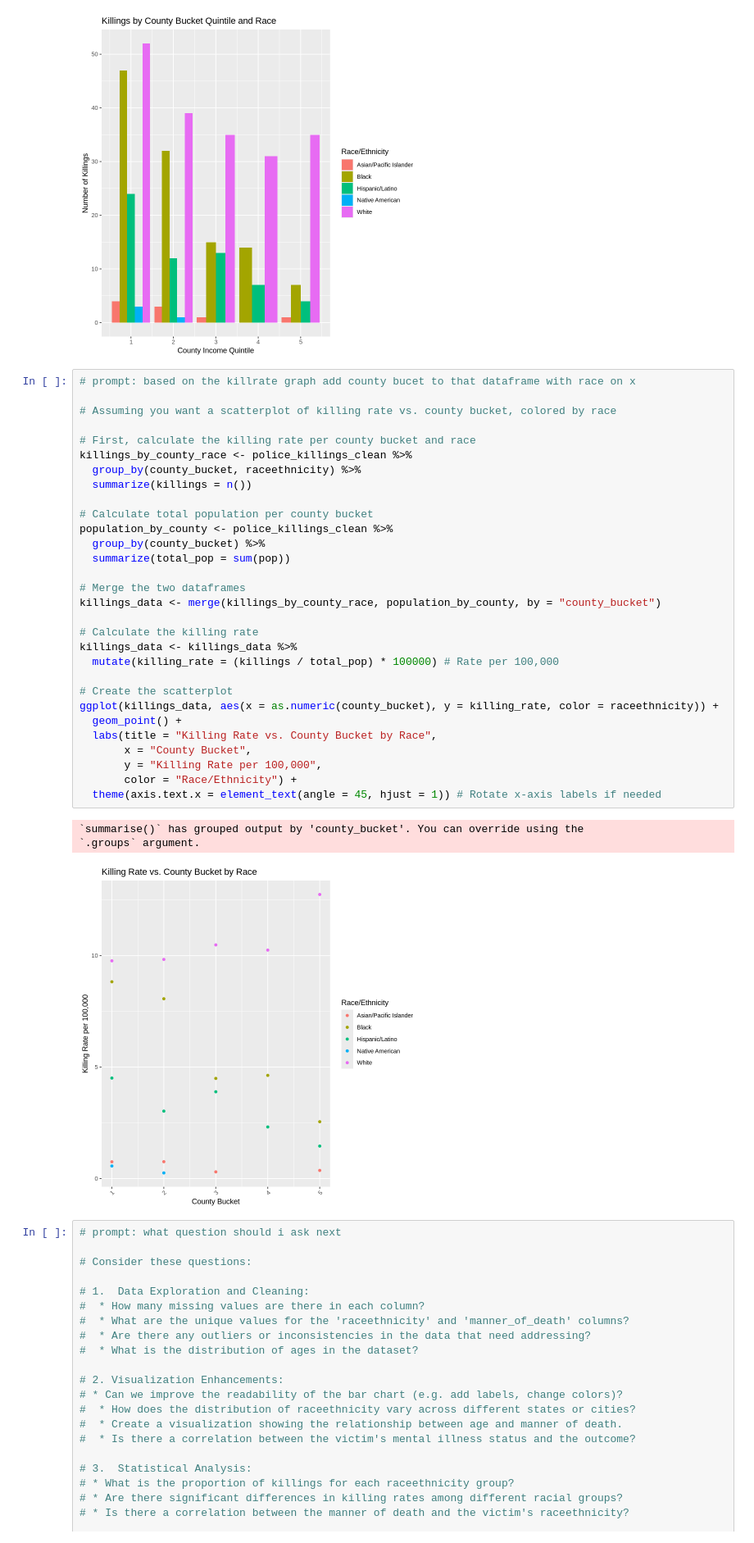
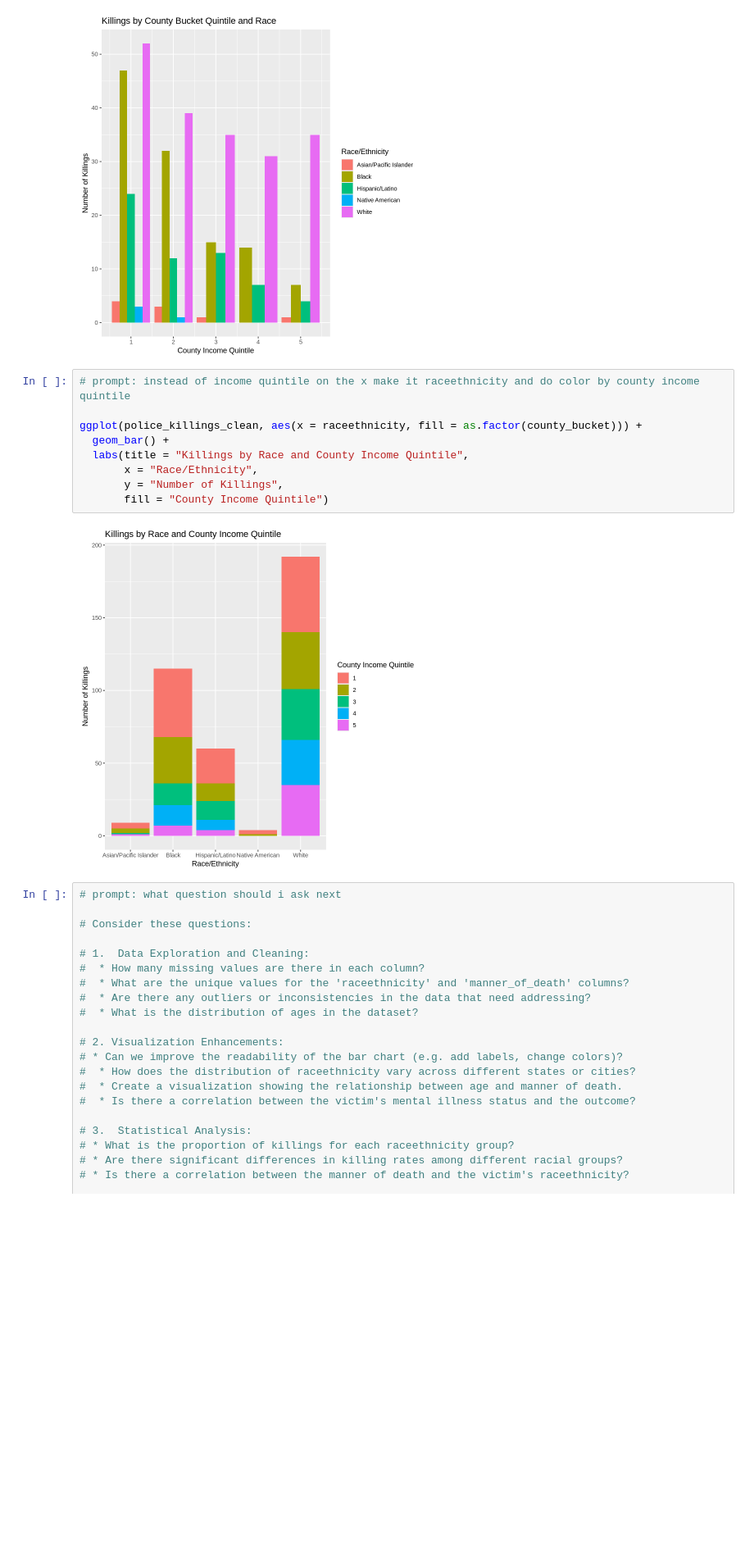
Before and after one commit to bwaves26/statclass, a Jupyter notebook: finalproject.ipynb, the cells around one changed output. Shown at 82% size. Saved outputs shown, nothing was run; the diff lists cells and outputs as text; blank space fills up the shorter version.

```diff
--- a/finalproject.ipynb
+++ b/finalproject.ipynb
@@ -140,40 +140,17 @@ ggplot(police_killings_clean, aes(x = county_bucket, fill = raceethnicity)) +
 [figure]
 [figure]
 [figure]
-# %%
-# prompt: based on the killrate graph add county bucet to that dataframe with race on x
-
-# Assuming you want a scatterplot of killing rate vs. county bucket, colored by race
-
-# First, calculate the killing rate per county bucket and race
-killings_by_county_race <- police_killings_clean %>%
-  group_by(county_bucket, raceethnicity) %>%
-  summarize(killings = n())
-
-# Calculate total population per county bucket
-population_by_county <- police_killings_clean %>%
-  group_by(county_bucket) %>%
-  summarize(total_pop = sum(pop))
-
-# Merge the two dataframes
-killings_data <- merge(killings_by_county_race, population_by_county, by = "county_bucket")
-
-# Calculate the killing rate
-killings_data <- killings_data %>%
-  mutate(killing_rate = (killings / total_pop) * 100000) # Rate per 100,000
-
-# Create the scatterplot
-ggplot(killings_data, aes(x = as.numeric(county_bucket), y = killing_rate, color = raceethnicity)) +
-  geom_point() +
-  labs(title = "Killing Rate vs. County Bucket by Race",
-       x = "County Bucket",
-       y = "Killing Rate per 100,000",
-       color = "Race/Ethnicity") +
-  theme(axis.text.x = element_text(angle = 45, hjust = 1)) # Rotate x-axis labels if needed
-# %% [output]
-`summarise()` has grouped output by 'county_bucket'. You can override using the
-`.groups` argument.
-[figure, removed]
+# %%
+# prompt: instead of income quintile on the x make it raceethnicity and do color by county income quintile
+
+ggplot(police_killings_clean, aes(x = raceethnicity, fill = as.factor(county_bucket))) +
+  geom_bar() +
+  labs(title = "Killings by Race and County Income Quintile",
+       x = "Race/Ethnicity",
+       y = "Number of Killings",
+       fill = "County Income Quintile")
+# %% [output]
+[figure, added]
 # %%
 # prompt: what question should i ask next
 
```
